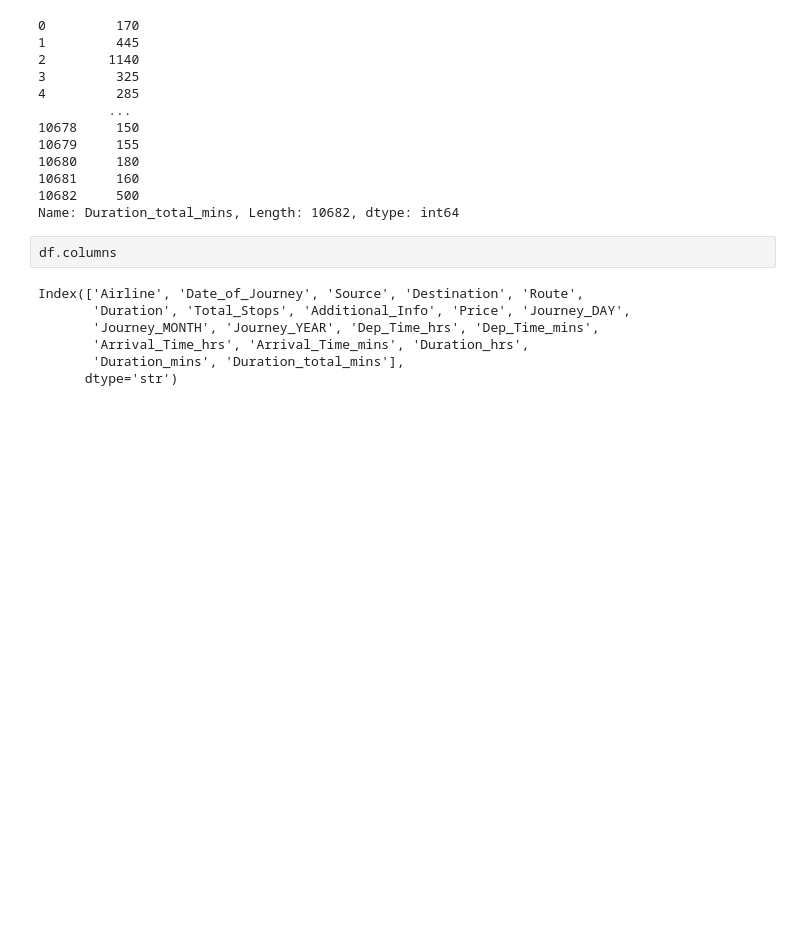
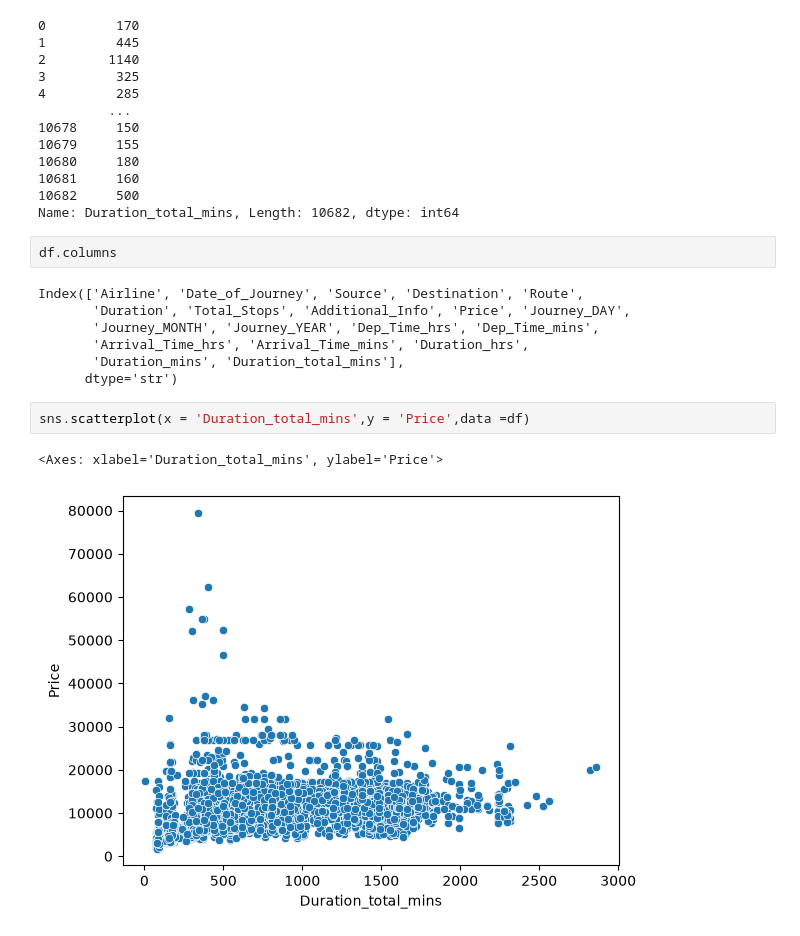
Before and after one commit to CyberWol-12/Airline-Fare-Prediction, a Jupyter notebook: flight_prediction.ipynb, the cells around one changed output. Cells and saved outputs as stored; diff of their text form; blank space fills up the shorter version.

Commit message:
scatterplot

```diff
--- a/flight_prediction.ipynb
+++ b/flight_prediction.ipynb
@@ -762,3 +762,8 @@ Index(['Airline', 'Date_of_Journey', 'Source', 'Destination', 'Route',
        'Arrival_Time_hrs', 'Arrival_Time_mins', 'Duration_hrs',
        'Duration_mins', 'Duration_total_mins'],
       dtype='str')
+# %%
+sns.scatterplot(x = 'Duration_total_mins',y = 'Price',data =df)
+# %% [output]
+<Axes: xlabel='Duration_total_mins', ylabel='Price'>
+[figure, added]
```
